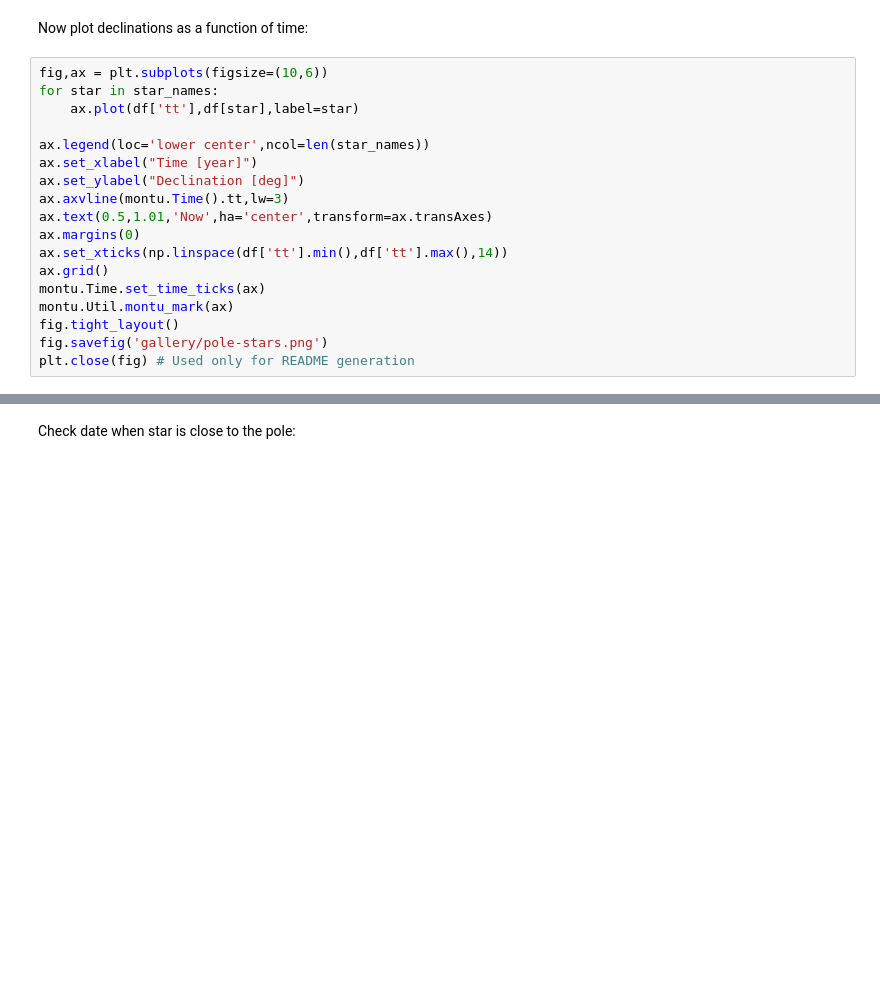
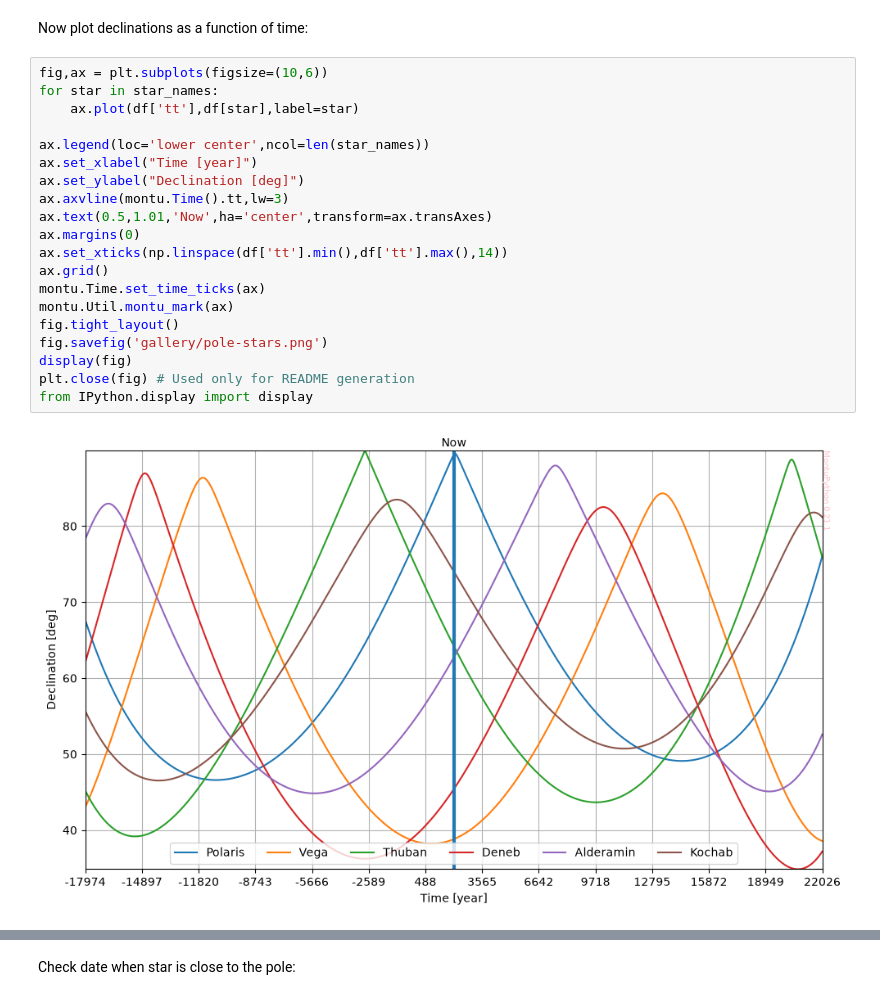
Before and after one commit to seap-udea/MontuPython, a Jupyter notebook: README.ipynb, the cells around one changed output, grey strips where cells are left out. Saved outputs shown, nothing was run; the diff lists cells and outputs as text; blank space fills up the shorter version.

```diff
--- a/README.ipynb
+++ b/README.ipynb
@@ -525,21 +535,25 @@ Now plot declinations as a function of time:
 # %%
 fig,ax = plt.subplots(figsize=(10,6))
 for star in star_names:
     ax.plot(df['tt'],df[star],label=star)
 
 ax.legend(loc='lower center',ncol=len(star_names))
 ax.set_xlabel("Time [year]")
 ax.set_ylabel("Declination [deg]")
 ax.axvline(montu.Time().tt,lw=3)
 ax.text(0.5,1.01,'Now',ha='center',transform=ax.transAxes)
 ax.margins(0)
 ax.set_xticks(np.linspace(df['tt'].min(),df['tt'].max(),14))
 ax.grid()
 montu.Time.set_time_ticks(ax)
 montu.Util.montu_mark(ax)
 fig.tight_layout()
 fig.savefig('gallery/pole-stars.png')
+display(fig)
 plt.close(fig) # Used only for README generation
+from IPython.display import display
+# %% [output]
+[figure, added]
 # %% [markdown]
 <p align="center"><img src="https://github.com/seap-udea/MontuPython/blob/main/gallery/pole-stars.png?raw=true" alt="Logo""/></p>
 # %% [markdown]
```
Also changed, not shown: parts of 5 cells of this notebook, 20 other files.
